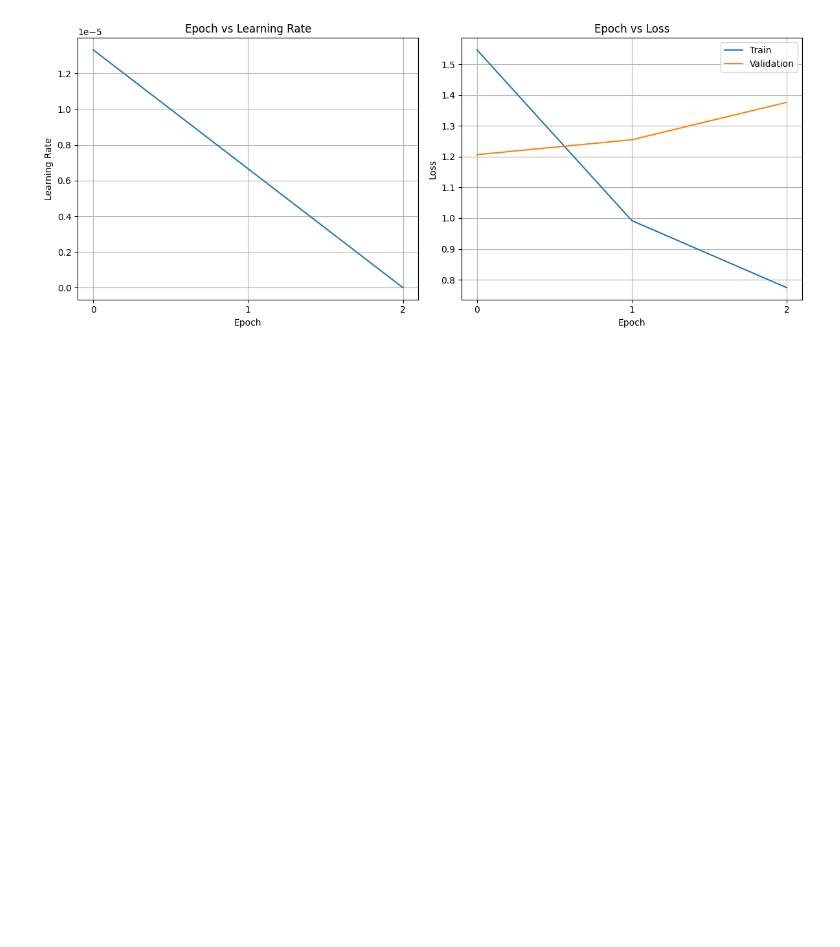
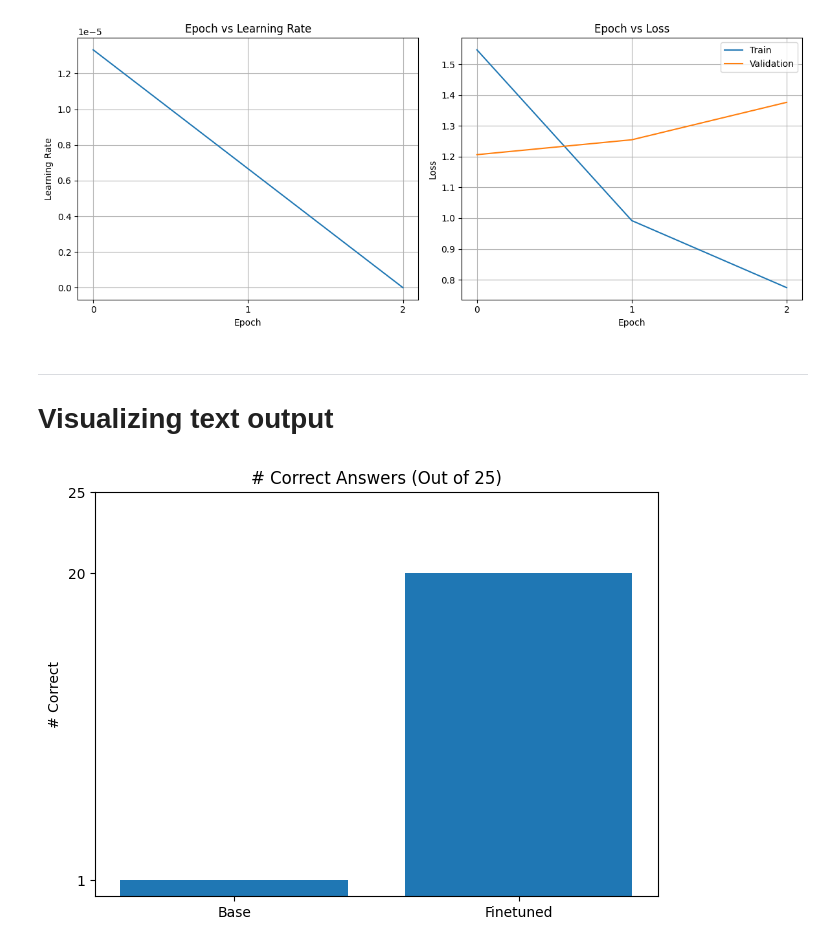
Before and after one commit to hunterprice04/cosc524-projects, a Jupyter notebook: project2/plots.ipynb, the cells around one changed output. Drawn from its saved outputs; the diff is of its cells as text; code cells hidden in the pictures; blank space fills up the shorter version.

Commit message:
pushed training plots"

```diff
--- a/project2/plots.ipynb
+++ b/project2/plots.ipynb
@@ -121,3 +121,24 @@ plt.savefig(os.path.join('Figures', 'lr-loss-combines.png'), dpi=500)
 plt.show()
 # %% [output]
 [figure]
+# %% [markdown]
+---
+# Visualizing text output
+# %%
+# 1 if correct, 0 otherwise
+base = np.array([
+    0,0,0,0,0,0,0,0,0,0,1,0,0,0,0,0,0,0,0,0,0,0,0,0,0,
+])
+finetuned = np.array([
+    1,0,1,1,1,1,1,1,1,1,1,1,1,1,1,1,0,0,0,1,1,1,1,0,1,
+])
+
+plt.bar(x=['Base', 'Finetuned'], height=[sum(base), sum(finetuned)])
+plt.ylabel('# Correct')
+plt.yticks([sum(base), sum(finetuned), 25] )
+plt.title('# Correct Answers (Out of 25)')
+plt.tight_layout()
+plt.savefig(os.path.join('Figures','num-correct.png'), dpi=500)
+plt.show()
+# %% [output]
+[figure, added]
```
Also changed, not shown: parts of 2 cells of this notebook, 1 other file.
